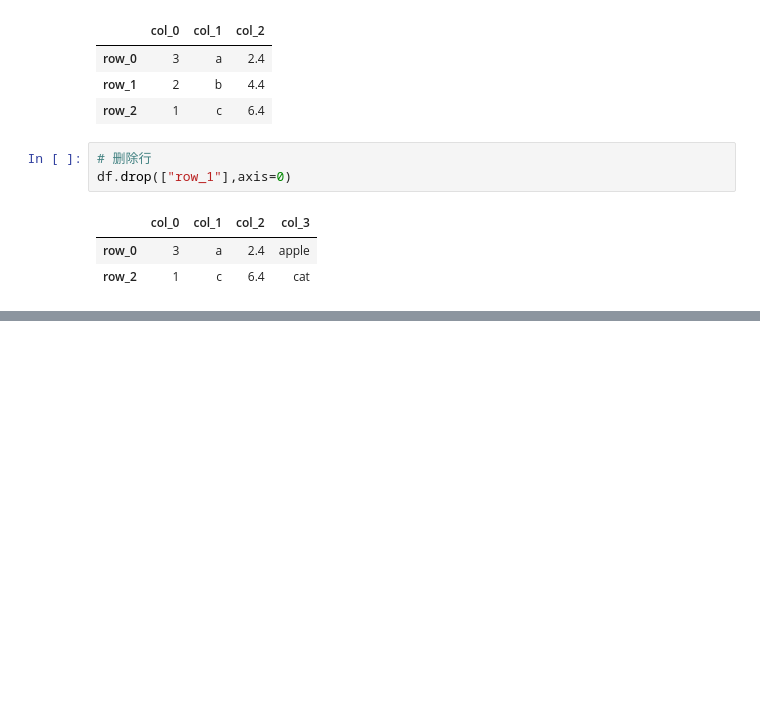
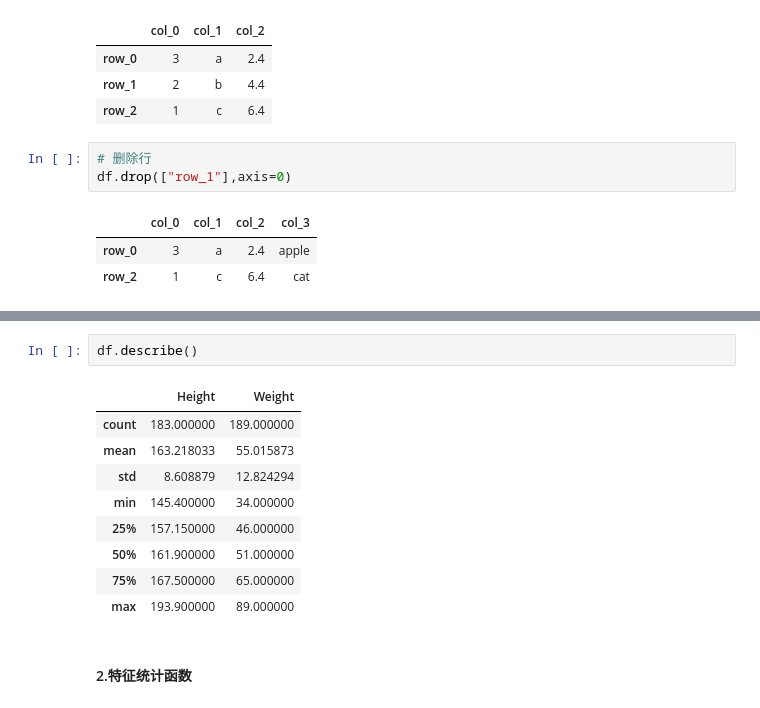
Before and after one commit to jefferyhe2025/python_learning, a Jupyter notebook: pandas/pandas_base.ipynb, the cells around one changed output, grey strips where cells are left out. Saved outputs shown, nothing was run; the diff lists cells and outputs as text; blank space fills up the shorter version.

```diff
--- a/pandas/pandas_base.ipynb
+++ b/pandas/pandas_base.ipynb
@@ -328,0 +359,14 @@ df.drop(["row_1"],axis=0)
+# %%
+df.describe()
+# %% [output]
+|  | Height | Weight |
+| count | 183.000000 | 189.000000 |
+| mean | 163.218033 | 55.015873 |
+| std | 8.608879 | 12.824294 |
+| min | 145.400000 | 34.000000 |
+| 25% | 157.150000 | 46.000000 |
+| 50% | 161.900000 | 51.000000 |
+| 75% | 167.500000 | 65.000000 |
+| max | 193.900000 | 89.000000 |
+# %% [markdown]
+#### 2.特征统计函数
```
Also changed, not shown: parts of 21 cells of this notebook.
